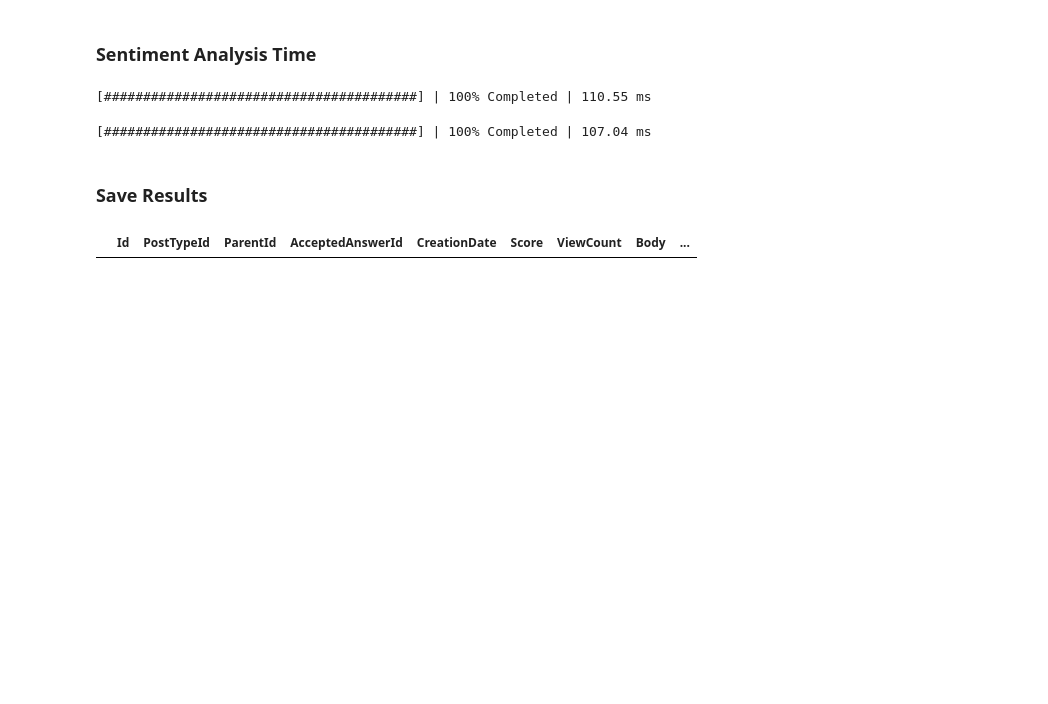
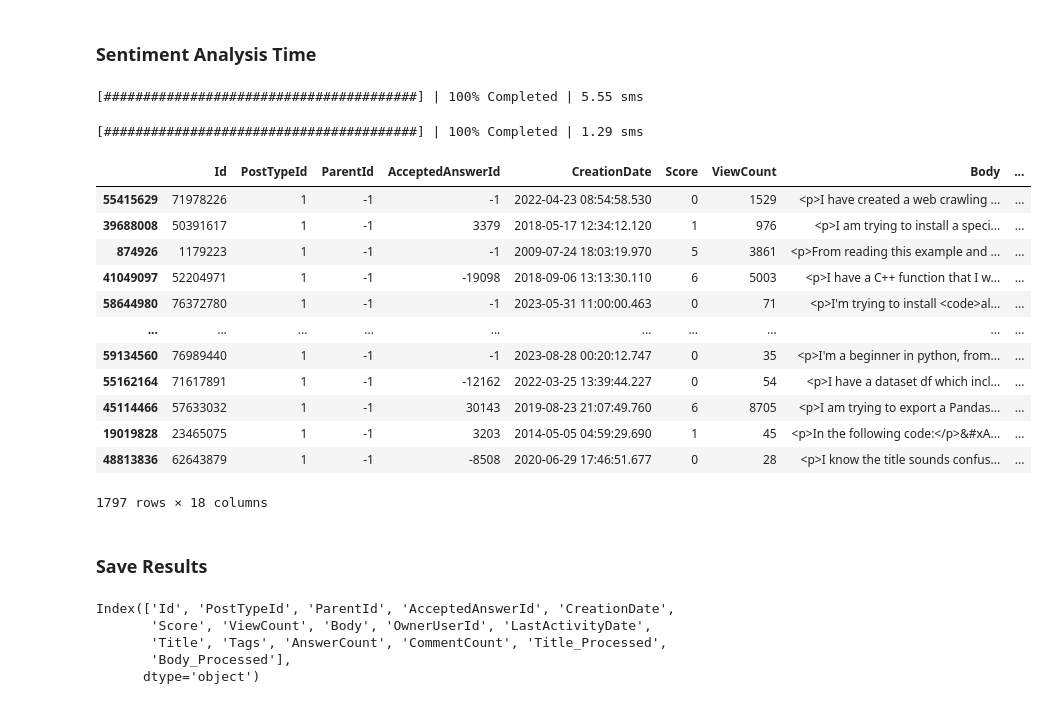
Before and after one commit to pierrehogenhaug/compToolsForDSProject, a Jupyter notebook: sentiment_intensity_analyzer.ipynb, the cells around one changed output. Cells and saved outputs as stored; diff of their text form; code cells hidden in the pictures; blank space fills up the shorter version.

```diff
--- a/sentiment_intensity_analyzer.ipynb
+++ b/sentiment_intensity_analyzer.ipynb
@@ -131,12 +149,12 @@ plt.show()
 ### Filtering before the storm
 # %%
 print(filtered_comments.shape)
-print(filtered_questions_df.shape)
+print(filtered_active_posts_df.shape)
 
 # Removing entries with -1 in UserId and OwnerUserId columns
 filtered_comments = filtered_comments[filtered_comments['UserId'] != -1]
-filtered_questions_df = filtered_questions_df[filtered_questions_df['OwnerUserId'] != -1]
+filtered_active_posts_df = filtered_active_posts_df[filtered_active_posts_df['OwnerUserId'] != -1]
 
 print(filtered_comments.shape)
-print(filtered_questions_df.shape)
+print(filtered_active_posts_df.shape)
 # %% [output]
@@ -177,13 +195,13 @@ def preprocess_text(text, remove_stopwords=False, use_lemmatize=True, use_stemme
     return text
 # %%
 # Sample DFs for a pilot run
-filtered_questions_df = filtered_questions_df.sample(frac=0.01)
-filtered_comments_df = filtered_comments.sample(frac=0.01)
+filtered_active_posts_df = filtered_active_posts_df.sample(frac=0.001)
+filtered_comments_df = filtered_comments.sample(frac=0.001)
 # %%
 # Preprocess Title, Body, and Tags using Dask DataFrames
 # Convert the DFs to Dask DataFrames
 ddf_comments = dd.from_pandas(filtered_comments_df, npartitions=8)
-ddf_posts = dd.from_pandas(filtered_questions_df, npartitions=8)
+ddf_posts = dd.from_pandas(filtered_active_posts_df, npartitions=8)
 # %%
 # Preprocess Columns
 ddf_comments['Text_Processed'] = ddf_comments['Text'].map_partitions(lambda x: x.apply(lambda y: preprocess_text(y, remove_stopwords=True, use_lemmatize=True, use_stemmer=False)))
@@ -259,23 +277,42 @@ df_comments_dask['Text_sentiment'] = df_comments_dask['Text'].map(analyze_sentim
 df_posts_dask['body_sentiment'] = df_posts_dask['Body'].map(analyze_sentiment)
 # %%
 df_posts_dask['title_sentiment'] = df_posts_dask['Title'].map(analyze_sentiment)
-# %%
-# Compute the results with progress bar
-with ProgressBar():
-    df_comments_result = ddf_comments.compute()
-# %% [output]
-[########################################] | 100% Completed | 110.55 ms
+# %%
+with ProgressBar():
+    df_comments_result = df_comments_dask.compute()
+# %% [output]
+[########################################] | 100% Completed | 5.55 sms
 # %%
 with ProgressBar():
-    df_posts_result = ddf_posts.compute()
+    df_posts_result = df_posts_dask.compute()
 # %% [output]
-[########################################] | 100% Completed | 107.04 ms
+[########################################] | 100% Completed | 1.29 sms
+# %%
+df_posts_result.sort_values(by='title_sentiment', ascending=True)
+# %% [output]
+|  | Id | PostTypeId | ParentId | AcceptedAnswerId | CreationDate | Score | ViewCount | Body | ... |
+| 55415629 | 71978226 | 1 | -1 | -1 | 2022-04-23 08:54:58.530 | 0 | 1529 | <p>I have created a web crawling ... | ... |
+| 39688008 | 50391617 | 1 | -1 | 3379 | 2018-05-17 12:34:12.120 | 1 | 976 | <p>I am trying to install a speci... | ... |
+| 874926 | 1179223 | 1 | -1 | -1 | 2009-07-24 18:03:19.970 | 5 | 3861 | <p>From reading this example and ... | ... |
+| 41049097 | 52204971 | 1 | -1 | -19098 | 2018-09-06 13:13:30.110 | 6 | 5003 | <p>I have a C++ function that I w... | ... |
+| 58644980 | 76372780 | 1 | -1 | -1 | 2023-05-31 11:00:00.463 | 0 | 71 | <p>I'm trying to install <code>al... | ... |
+| ... | ... | ... | ... | ... | ... | ... | ... | ... | ... |
+| 59134560 | 76989440 | 1 | -1 | -1 | 2023-08-28 00:20:12.747 | 0 | 35 | <p>I'm a beginner in python, from... | ... |
+| 55162164 | 71617891 | 1 | -1 | -12162 | 2022-03-25 13:39:44.227 | 0 | 54 | <p>I have a dataset df which incl... | ... |
+| 45114466 | 57633032 | 1 | -1 | 30143 | 2019-08-23 21:07:49.760 | 6 | 8705 | <p>I am trying to export a Pandas... | ... |
+| 19019828 | 23465075 | 1 | -1 | 3203 | 2014-05-05 04:59:29.690 | 1 | 45 | <p>In the following code:</p>&#xA... | ... |
+| 48813836 | 62643879 | 1 | -1 | -8508 | 2020-06-29 17:46:51.677 | 0 | 28 | <p>I know the title sounds confus... | ... |
+1797 rows × 18 columns
 # %% [markdown]
 ### Save Results
 # %%
 #df_comments_result.to_pickle('df_comments_result.pkl')
 #df_posts_result.to_pickle('df_posts_result.pkl')
 # %%
-df_posts_result
+df_posts_result.columns
 # %% [output]
-|  | Id | PostTypeId | ParentId | AcceptedAnswerId | CreationDate | Score | ViewCount | Body | ... |
+Index(['Id', 'PostTypeId', 'ParentId', 'AcceptedAnswerId', 'CreationDate',
+       'Score', 'ViewCount', 'Body', 'OwnerUserId', 'LastActivityDate',
+       'Title', 'Tags', 'AnswerCount', 'CommentCount', 'Title_Processed',
+       'Body_Processed'],
+      dtype='object')
```
Also changed, not shown: parts of 3 cells of this notebook.
